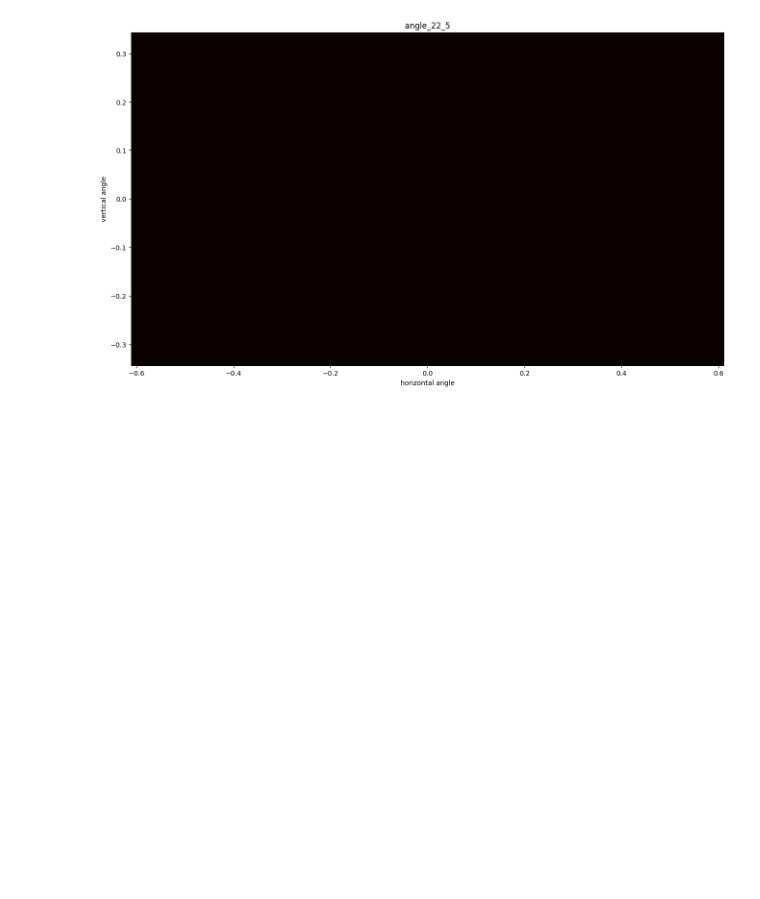
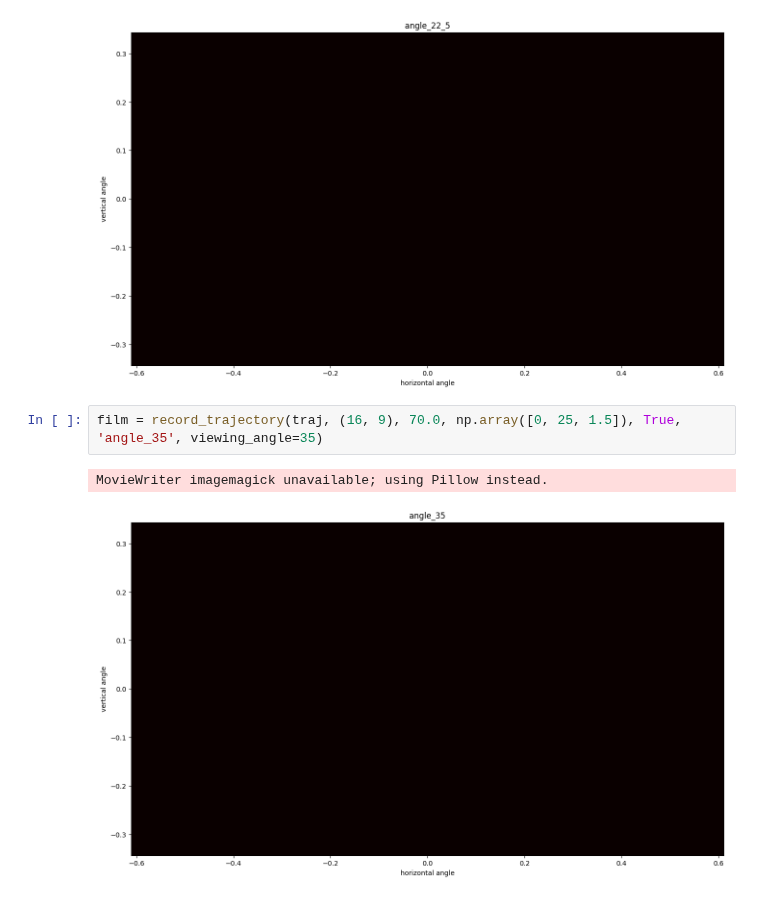
Before and after one commit to psaegert/bcnf, a Jupyter notebook: experimental/test_physics.ipynb, the cells around one changed output. Drawn from its saved outputs; the diff is of its cells as text; blank space fills up the shorter version.

Commit message:
Add fourth angle gif

```diff
--- a/experimental/test_physics.ipynb
+++ b/experimental/test_physics.ipynb
@@ -121,3 +121,8 @@ film = record_trajectory(traj, (16, 9), 70.0, np.array([0, 25, 1.5]), True, 'ang
 # %% [output]
 MovieWriter imagemagick unavailable; using Pillow instead.
 [figure]
+# %%
+film = record_trajectory(traj, (16, 9), 70.0, np.array([0, 25, 1.5]), True, 'angle_35', viewing_angle=35)
+# %% [output]
+MovieWriter imagemagick unavailable; using Pillow instead.
+[figure, added]
```
Also changed, not shown: 1 other file.
